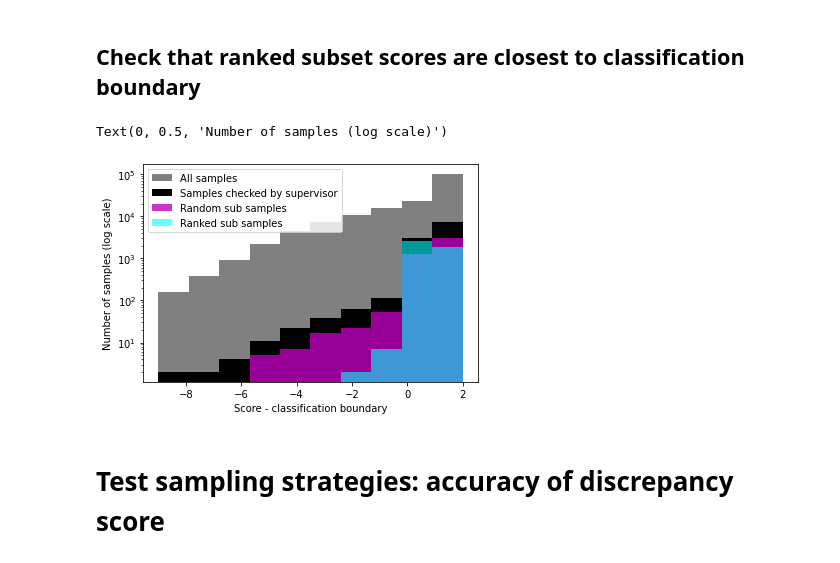
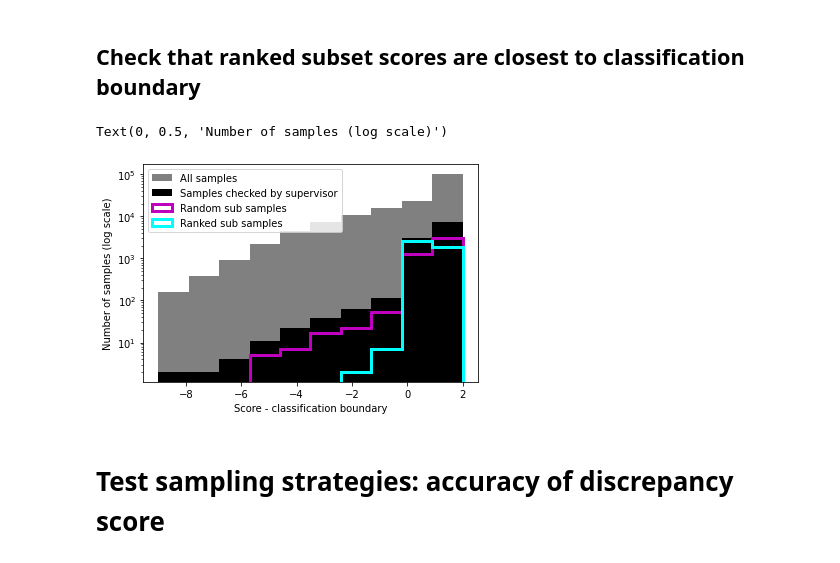
Before and after one commit to amrita112/DiscSim-old, a Jupyter notebook: sampling_strategy.ipynb, the cells around one changed output. Saved outputs shown, nothing was run; the diff lists cells and outputs as text; code cells hidden in the pictures.

```diff
--- a/sampling_strategy.ipynb
+++ b/sampling_strategy.ipynb
@@ -708,25 +708,25 @@ Creating sub-samples for 892 teachers
 # %%
 all_ranked_sub_sample_rows = np.concatenate([ranked_sub_samples[teacher_id] for teacher_id in teacher_ids_selected]).astype(int)
 all_random_sub_sample_rows = np.concatenate([random_sub_samples[teacher_id] for teacher_id in teacher_ids_selected]).astype(int)
 
 cb_diff_ranked_all = [cb_diff_all[row] for row in all_ranked_sub_sample_rows]
 cb_diff_random_all = [cb_diff_all[row] for row in all_random_sub_sample_rows]
 assert(len(cb_diff_ranked_all) == len(cb_diff_random_all))
 
 plt.figure()
 results = plt.hist(cb_diff_all, 10, color = 'gray', label = 'All samples')
 bins = results[1]
 plt.hist(cb_diff_checked_all, bins, color = 'k', label = 'Samples checked by supervisor')
-plt.hist(cb_diff_random_all, bins, alpha = 0.8, color = 'm', label = 'Random sub samples')
-plt.hist(cb_diff_ranked_all, bins, alpha = 0.6, color = 'cyan', label = 'Ranked sub samples')
+plt.hist(cb_diff_random_all, bins, histtype = 'step', linewidth = 3, alpha = 1, color = 'm', label = 'Random sub samples')
+plt.hist(cb_diff_ranked_all, bins, histtype = 'step', linewidth = 3, alpha = 1, color = 'cyan', label = 'Ranked sub samples')
 
 plt.legend()
 plt.yscale('log')
 plt.xlabel('Score - classification boundary')
 plt.ylabel('Number of samples (log scale)')
 # %% [output]
 Text(0, 0.5, 'Number of samples (log scale)')
-[figure, old version]
+[figure, new version]
 # %% [markdown]
 # Test sampling strategies: accuracy of discrepancy score
 # %% [markdown]
```
Also changed, not shown: parts of 2 cells of this notebook.
